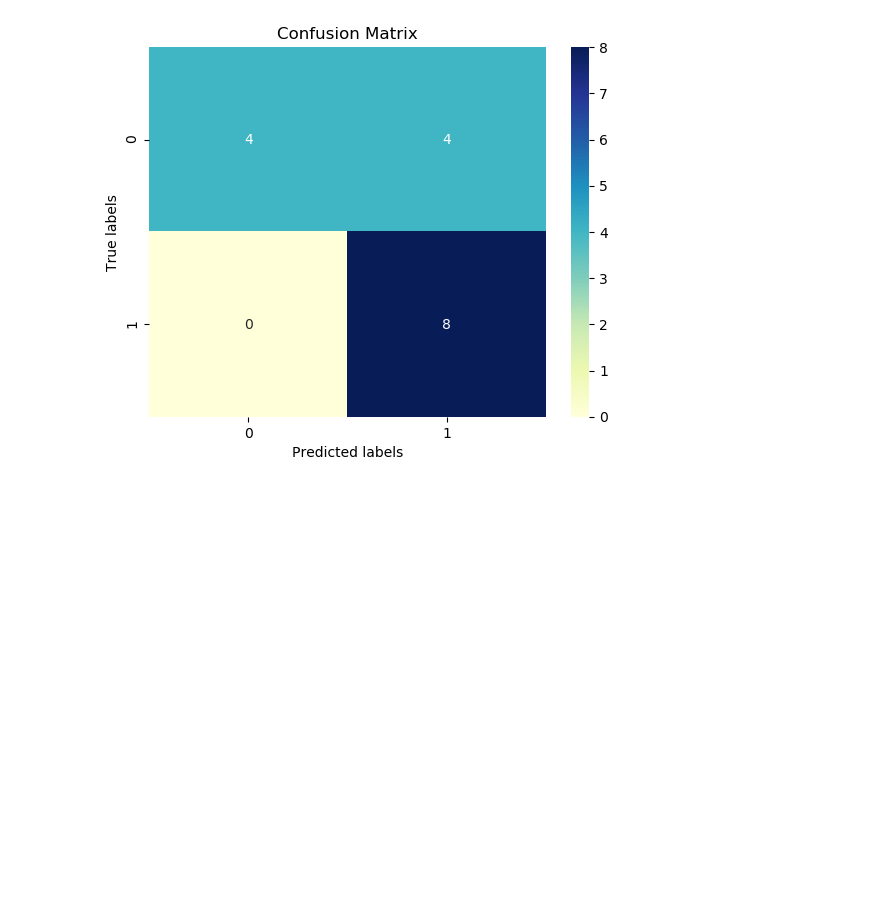
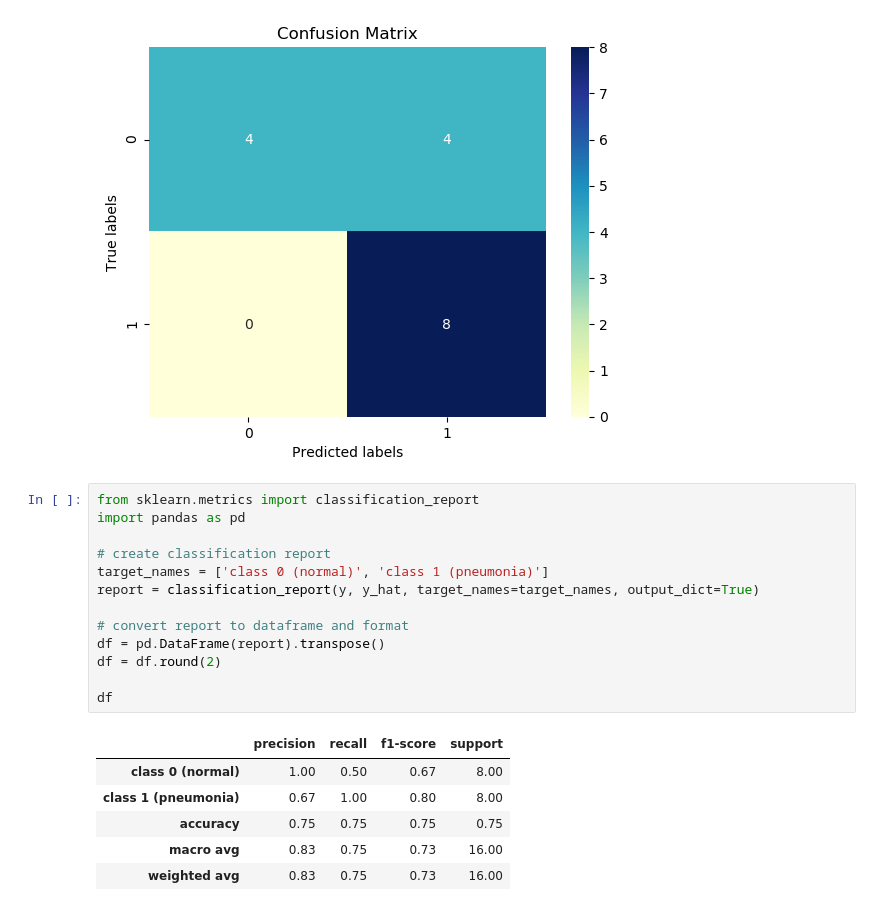
Before and after one commit to akkik04/PulmoLens, a Jupyter notebook: PulmoLens.ipynb, the cells around one changed output. Drawn from its saved outputs; the diff is of its cells as text; blank space fills up the shorter version.

Commit message:
Created classification report for model

```diff
--- a/PulmoLens.ipynb
+++ b/PulmoLens.ipynb
@@ -609,3 +609,23 @@ ML Predictions:  [1, 1, 0, 1, 1, 1, 0, 1, 1, 1, 1, 1, 1, 0, 1, 0]
 
 The confusion matrix below:
 [figure]
+# %%
+from sklearn.metrics import classification_report
+import pandas as pd
+
+# create classification report
+target_names = ['class 0 (normal)', 'class 1 (pneumonia)']
+report = classification_report(y, y_hat, target_names=target_names, output_dict=True)
+
+# convert report to dataframe and format
+df = pd.DataFrame(report).transpose()
+df = df.round(2)
+
+df
+# %% [output]
+|  | precision | recall | f1-score | support |
+| class 0 (normal) | 1.00 | 0.50 | 0.67 | 8.00 |
+| class 1 (pneumonia) | 0.67 | 1.00 | 0.80 | 8.00 |
+| accuracy | 0.75 | 0.75 | 0.75 | 0.75 |
+| macro avg | 0.83 | 0.75 | 0.73 | 16.00 |
+| weighted avg | 0.83 | 0.75 | 0.73 | 16.00 |
```
Also changed, not shown: parts of 1 cell of this notebook.
